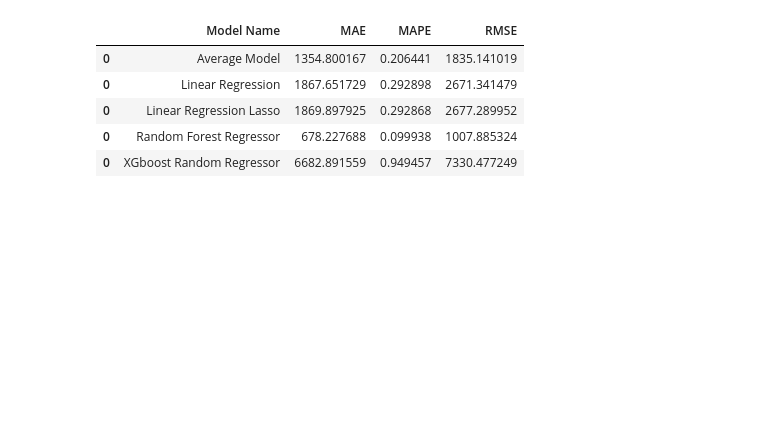
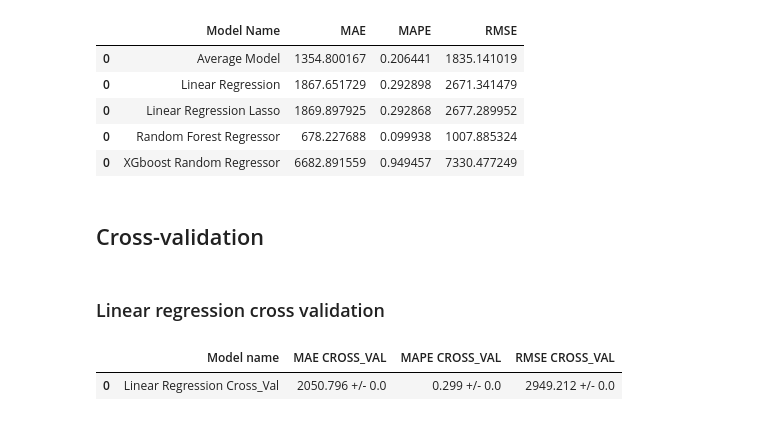
Before and after one commit to lavinomenezes/Ds_em_producao, a Jupyter notebook: Ds_em_producao_06_machine_learning.ipynb, the cells around one changed output. Drawn from its saved outputs; the diff is of its cells as text; code cells hidden in the pictures; blank space fills up the shorter version.

```diff
--- a/Ds_em_producao_06_machine_learning.ipynb
+++ b/Ds_em_producao_06_machine_learning.ipynb
@@ -23,3 +28,40 @@ def jupyter_settings():
 jupyter_settings()
 # %% [output]
 Populating the interactive namespace from numpy and matplotlib
+# %%
+def cross_validation(x_training, kfold,model_name,model,verbose=False):
+    mae_list = []
+    mape_list = []
+    rmse_list = []
+    for k in list(range(kfold,0,-1)):
+        if verbose:
+            print(f"kfold: {k}")
+        #Start and end date for validation
+        val_start_date = x_training['date'].max() - datetime.timedelta(days=k*6*7)
+        val_end_date = x_training['date'].max() - datetime.timedelta(days=0*6*7)
+
+        #filtering dataset
+        training = x_training[x_training['date']< val_start_date]
+        validation = x_training[(x_training['date']>= val_start_date)&(x_training['date']<= val_end_date)]
+
+        # traini and validation dateset
+        xtraining = training.drop(columns=['date','sales'])
+        ytraining = training['sales']
+
+        xvalidation = validation.drop(columns=['date','sales'])
+        yvalidation = validation['sales']
+
+        #model
+        m = model.fit(xtraining,ytraining)
+
+
+        # prediction
+        yhat = m.predict(xvalidation)
+
+        m_result = ml_error(model_name,np.expm1(yvalidation),np.expm1(yhat))
+        mae_list.append(m_result['MAE'])
+        mape_list.append(m_result['MAPE'])
+        rmse_list.append(m_result['RMSE'])
+        return pd.DataFrame({'Model name': model_name + " Cross_Val",'MAE CROSS_VAL':(np.round(np.mean(mae_list),3)).astype(str) +" +/- " + (np.round(np.std(mae_list),3)).astype(str),
+        'MAPE CROSS_VAL':(np.round(np.mean(mape_list),3)).astype(str) +" +/- " + (np.round(np.std(mape_list),3)).astype(str),
+        'RMSE CROSS_VAL':(np.round(np.mean(rmse_list),3)).astype(str) +" +/- " + (np.round(np.std(rmse_list),3)).astype(str)},index=[0])
@@ -213,3 +256,18 @@ modelling_result
 | 0 | Linear Regression Lasso | 1869.897925 | 0.292868 | 2677.289952 |
 | 0 | Random Forest Regressor | 678.227688 | 0.099938 | 1007.885324 |
 | 0 | XGboost Random Regressor | 6682.891559 | 0.949457 | 7330.477249 |
+# %% [markdown]
+## Cross-validation
+# %%
+#train
+x_training = df7[df7['date'] < '2015-06-19']
+y_training = x_training['sales']
+# %% [markdown]
+### Linear regression cross validation
+# %%
+model = LinearRegression()
+lr = cross_validation(x_training,5,"Linear Regression",model)
+lr
+# %% [output]
+|  | Model name | MAE CROSS_VAL | MAPE CROSS_VAL | RMSE CROSS_VAL |
+| 0 | Linear Regression Cross_Val | 2050.796 +/- 0.0 | 0.299 +/- 0.0 | 2949.212 +/- 0.0 |
```
Also changed, not shown: parts of 23 cells of this notebook.
